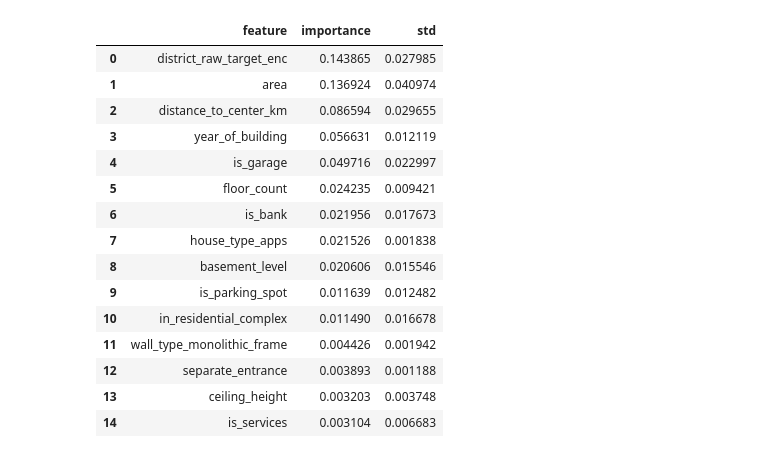
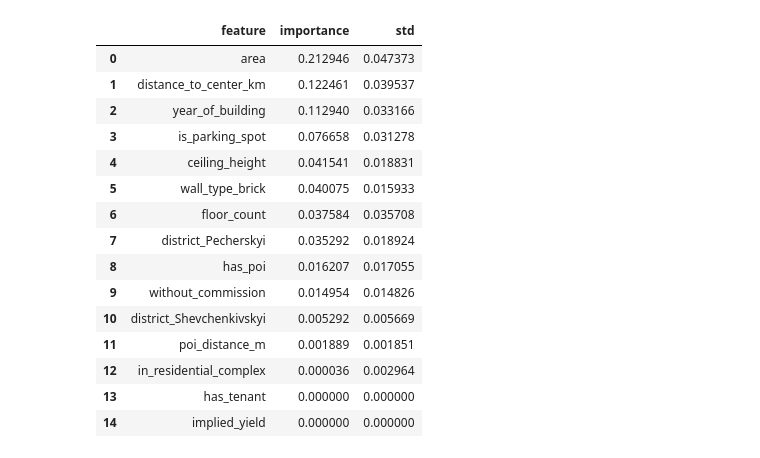
Before and after one commit to YESosnovska/apartaments-prices-analysis-new, a Jupyter notebook: commercial/train_Kyiv_ML.ipynb, the cells around one changed output. Drawn from its saved outputs; the diff is of its cells as text; code cells hidden in the pictures.

```diff
--- a/commercial/train_Kyiv_ML.ipynb
+++ b/commercial/train_Kyiv_ML.ipynb
@@ -218,7 +221,7 @@ def get_model_params(model_name: str, model) -> dict:
 def train_and_compare(df_segment: pd.DataFrame, segment_name: str, vif_thresh: float = 10.0):
     print(f"\n{'='*60}\n{segment_name}\n{'='*60}")
 
-    X_raw, X_imputed, y, cat_raw = build_feature_frames(df_segment)
+    X_raw, X_imputed, y = build_feature_frames(df_segment)
     idx_train, idx_test = train_test_split(
         df_segment.index, test_size=0.2, random_state=RANDOM_STATE
     )
@@ -226,23 +229,14 @@ def train_and_compare(df_segment: pd.DataFrame, segment_name: str, vif_thresh: f
     Xr_train, Xr_test = X_raw.loc[idx_train].copy(), X_raw.loc[idx_test].copy()
     Xi_train, Xi_test = X_imputed.loc[idx_train].copy(), X_imputed.loc[idx_test].copy()
     y_train, y_test = y.loc[idx_train], y.loc[idx_test]
-    area_test = df_segment.loc[idx_test, "area"]
 
-    # target encoding — mapping рахується ЛИШЕ на train
-    te_mapping, te_global_mean = fit_target_encoding(cat_raw.loc[idx_train], y_train)
-    enc_col = f"{CAT_COL}_target_enc"
-    for X in (Xr_train, Xi_train):
-        X[enc_col] = apply_target_encoding(cat_raw.loc[idx_train], te_mapping, te_global_mean).values
-    for X in (Xr_test, Xi_test):
-        X[enc_col] = apply_target_encoding(cat_raw.loc[idx_test], te_mapping, te_global_mean).values
-
-    full_cols = list(X_imputed.columns) + [enc_col]
+    full_cols = select_stable_columns(Xi_train)
 
     print("--- Навчання на ПОВНОМУ наборі ознак (без VIF) ---")
     results, fitted = {}, {}
     for name in ["Ridge", "RandomForest", "HistGradientBoosting"]:
         model, X_test_final, metrics = fit_variant(
-            name, Xr_train, Xr_test, Xi_train, Xi_test, y_train, y_test, area_test, full_cols
+            name, Xr_train, Xr_test, Xi_train, Xi_test, y_train, y_test, full_cols
         )
         results[name] = metrics
         fitted[name] = model
@@ -251,18 +245,22 @@ def train_and_compare(df_segment: pd.DataFrame, segment_name: str, vif_thresh: f
     print("\n--- Результати на test (повний набір ознак) ---")
     print(results_df)
 
-    best_name = results_df["R2"].idxmax()
-    print(f"\n>>> Найкраща модель: {best_name}")
+    # Обираємо модель за MAPE_% (% похибка на ціні об'єкта), а не за R² --
+    # мета проєкту це оцінка вартості КОНКРЕТНОГО об'єкта, тож нам важлива
+    # відносна точність по всьому діапазону цін, а не пояснена дисперсія
+    # log(price). R² лишаємо в таблиці лише для довідки/діагностики.
+    best_name = results_df["MAPE_%"].idxmin()
+    print(f"\n>>> Найкраща модель (за мінімальним MAPE_%): {best_name}")
 
     print("\n--- VIF-відбір (лише для feature importance, на train) ---")
-    kept_cols = prune_by_vif(Xi_train, thresh=vif_thresh)
+    kept_cols = prune_by_vif(Xi_train[full_cols], thresh=vif_thresh)
 
     best_model_pruned, X_test_pruned, pruned_metrics = fit_variant(
-        best_name, Xr_train, Xr_test, Xi_train, Xi_test, y_train, y_test, area_test, kept_cols
+        best_name, Xr_train, Xr_test, Xi_train, Xi_test, y_train, y_test, kept_cols
     )
-    print(f"\nR² {best_name}: повний набір ознак = {results_df.loc[best_name, 'R2']:.3f}, "
-          f"після VIF-відбору = {pruned_metrics['R2']:.3f}")
-    print(f"MAPE_%_total ($ на весь об'єкт) після VIF-відбору: {pruned_metrics['MAPE_%_total']:.1f}%")
+    print(f"\nMAPE_% {best_name}: повний набір ознак = {results_df.loc[best_name, 'MAPE_%']:.1f}%, "
+          f"після VIF-відбору = {pruned_metrics['MAPE_%']:.1f}% "
+          f"(R²: {results_df.loc[best_name, 'R2']:.3f} -> {pruned_metrics['R2']:.3f})")
 
     perm = permutation_importance(
         best_model_pruned, X_test_pruned, y_test, n_repeats=20,
@@ -279,7 +277,7 @@ def train_and_compare(df_segment: pd.DataFrame, segment_name: str, vif_thresh: f
     plt.figure(figsize=(8, 6))
     plt.barh(top_n["feature"][::-1], top_n["importance"][::-1], xerr=top_n["std"][::-1])
     plt.xlabel("Permutation importance (спад R² при перемішуванні ознаки)")
-    plt.title(f"{segment_name} — {best_name} (після VIF) — топ ознак, ціль = $/м²")
+    plt.title(f"{segment_name} -- {best_name} (після VIF) -- топ ознак, ціль = ціна об'єкта, $")
     plt.tight_layout()
     plt.show()
 
@@ -290,7 +288,6 @@ def train_and_compare(df_segment: pd.DataFrame, segment_name: str, vif_thresh: f
         "fixed_params": get_model_params(best_name, best_model_pruned),
         "importance_df": importance_df,
         "kept_cols": kept_cols,
-        "enc_col": enc_col,
     }
 # %%
 def cross_validate_best(df_segment: pd.DataFrame, best_name: str, kept_cols: list[str],
@@ -468,4 +445,4 @@ premises_artifact = save_production_pipeline(
 # %%
-other_result = train_and_compare(df_other, "Гараж / паркомісце / склад (Київ)")
+parking_or_garage_result = train_and_compare(segments["parking_or_garage"], "Гараж / паркомісце (Київ)")
 # %% [output]
 ============================================================
@@ -489,19 +466,19 @@ MAPE_%_total ($ на весь об'єкт) після VIF-відбору: 34.5%
 # %%
-other_result["importance_df"].head(15)
+parking_or_garage_result["importance_df"].head(15)
 # %% [output]
 |  | feature | importance | std |
-| 0 | district_raw_target_enc | 0.143865 | 0.027985 |
-| 1 | area | 0.136924 | 0.040974 |
-| 2 | distance_to_center_km | 0.086594 | 0.029655 |
-| 3 | year_of_building | 0.056631 | 0.012119 |
-| 4 | is_garage | 0.049716 | 0.022997 |
-| 5 | floor_count | 0.024235 | 0.009421 |
-| 6 | is_bank | 0.021956 | 0.017673 |
-| 7 | house_type_apps | 0.021526 | 0.001838 |
-| 8 | basement_level | 0.020606 | 0.015546 |
-| 9 | is_parking_spot | 0.011639 | 0.012482 |
-| 10 | in_residential_complex | 0.011490 | 0.016678 |
-| 11 | wall_type_monolithic_frame | 0.004426 | 0.001942 |
-| 12 | separate_entrance | 0.003893 | 0.001188 |
-| 13 | ceiling_height | 0.003203 | 0.003748 |
-| 14 | is_services | 0.003104 | 0.006683 |
+| 0 | area | 0.212946 | 0.047373 |
+| 1 | distance_to_center_km | 0.122461 | 0.039537 |
+| 2 | year_of_building | 0.112940 | 0.033166 |
+| 3 | is_parking_spot | 0.076658 | 0.031278 |
+| 4 | ceiling_height | 0.041541 | 0.018831 |
+| 5 | wall_type_brick | 0.040075 | 0.015933 |
+| 6 | floor_count | 0.037584 | 0.035708 |
+| 7 | district_Pecherskyi | 0.035292 | 0.018924 |
+| 8 | has_poi | 0.016207 | 0.017055 |
+| 9 | without_commission | 0.014954 | 0.014826 |
+| 10 | district_Shevchenkivskyi | 0.005292 | 0.005669 |
+| 11 | poi_distance_m | 0.001889 | 0.001851 |
+| 12 | in_residential_complex | 0.000036 | 0.002964 |
+| 13 | has_tenant | 0.000000 | 0.000000 |
+| 14 | implied_yield | 0.000000 | 0.000000 |
```
Also changed, not shown: parts of 23 cells of this notebook, 3 other files.
